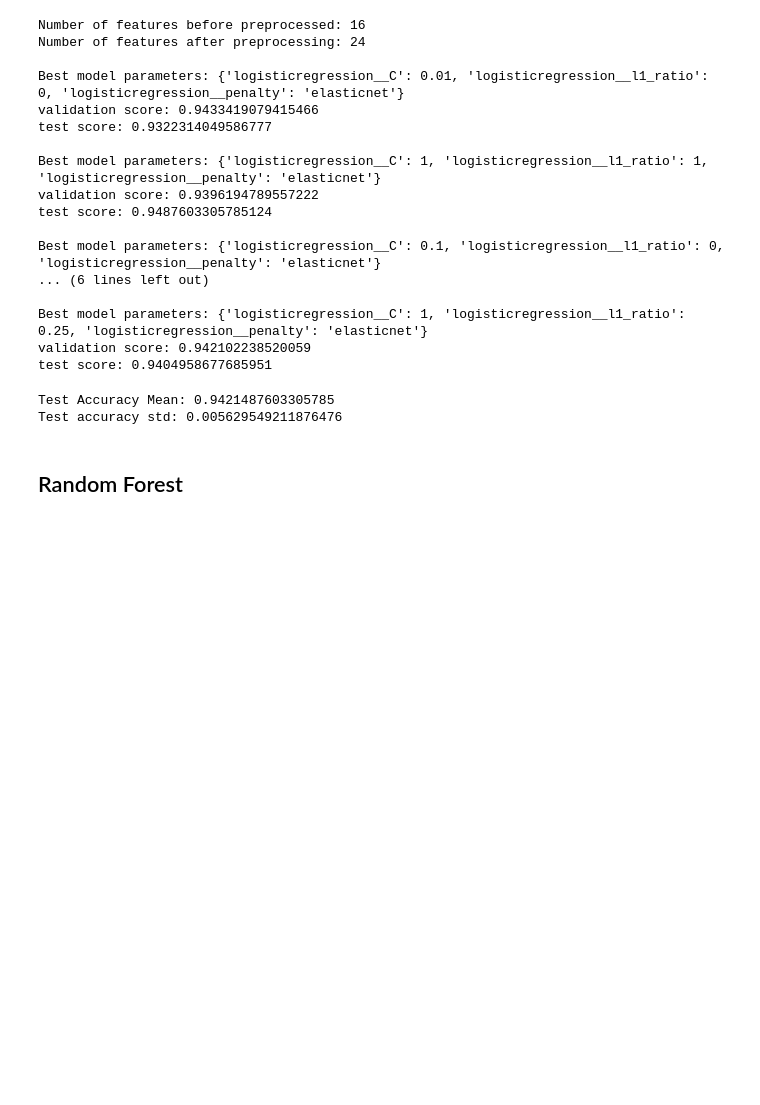
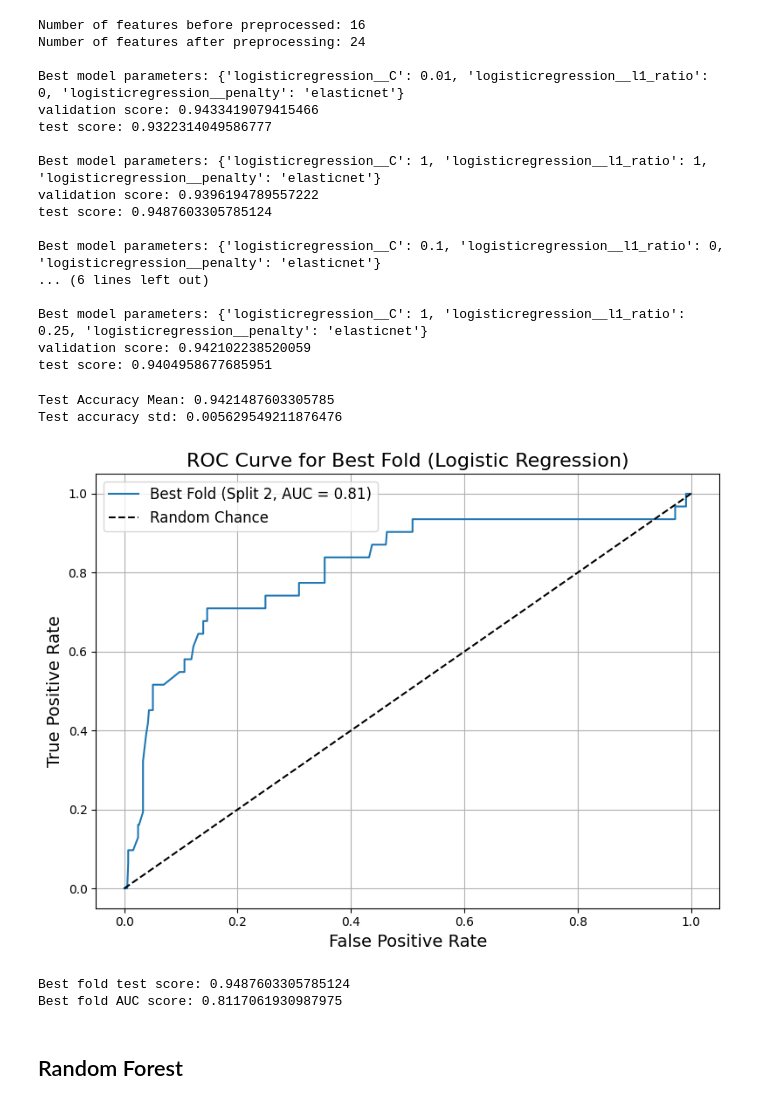
Before and after one commit to xiaoke-song/1030project_squirrels, a Jupyter notebook: src/friendly_squirrel.ipynb, the cells around one changed output. Drawn from its saved outputs; the diff is of its cells as text; code cells hidden in the pictures; blank space fills up the shorter version.

```diff
--- a/src/friendly_squirrel.ipynb
+++ b/src/friendly_squirrel.ipynb
@@ -71,7 +71,7 @@ from matplotlib import pylab as plt
 import os
 # %%
 # Load dataset
-df_original = pd.read_csv('/Users/songxiaoke/Desktop/1030project_squirrels/data/central_part_squirrels.csv')
+df_original = pd.read_csv('/Users/songxiaoke/Desktop/1030project_squirrels/data/central_part_squirrels_(raw).csv')
 df_original.head()
 # %% [output]
 |  | X | Y | Unique Squirrel ID | Hectare | Shift | Date | Hectare Squirrel Number | Age | ... |
@@ -615,6 +617,38 @@ print(f'Test accuracy std: {np.std(lr_test_scores)}')
 # %% [output]
 Test Accuracy Mean: 0.9421487603305785
 Test accuracy std: 0.005629549211876476
+# %%
+# Draw ROC curve with best prediction fold (based on test score)
+best_fold_index = max(range(len(lr_test_scores)), key=lambda i: lr_test_scores[i])
+best_model = lr_final_models[best_fold_index].best_estimator_
+
+X_other, X_test, y_other, y_test = train_test_split(X, y, test_size=0.2, random_state=42 * best_fold_index)
+
+preprocessor_fitted = best_model.named_steps['columntransformer']
+X_test_prep = preprocessor_fitted.transform(X_test)
+
+y_test_prob = best_model.named_steps['logisticregression'].predict_proba(X_test_prep)[:, 1]
+
+fpr, tpr, thresholds = roc_curve(y_test, y_test_prob)
+best_auc_score = roc_auc_score(y_test, y_test_prob)
+
+plt.figure(figsize=(8, 6))
+plt.plot(fpr, tpr, label=f'Best Fold (Split {best_fold_index + 1}, AUC = {best_auc_score:.2f})')
+plt.plot([0, 1], [0, 1], 'k--', label='Random Chance')
+plt.xlabel('False Positive Rate', fontsize=14)
+plt.ylabel('True Positive Rate', fontsize=14)
+plt.title('ROC Curve for Best Fold (Logistic Regression)', fontsize=16)
+plt.legend(fontsize=12)
+plt.grid()
+plt.tight_layout()
+plt.show()
+
+print(f"Best fold test score: {lr_test_scores[best_fold_index]}")
+print(f"Best fold AUC score: {best_auc_score}")
+# %% [output]
+[figure, added]
+Best fold test score: 0.9487603305785124
+Best fold AUC score: 0.8117061930987975
 # %% [markdown]
 ## Random Forest ##
 # %%
```
Also changed, not shown: parts of 16 cells of this notebook.
